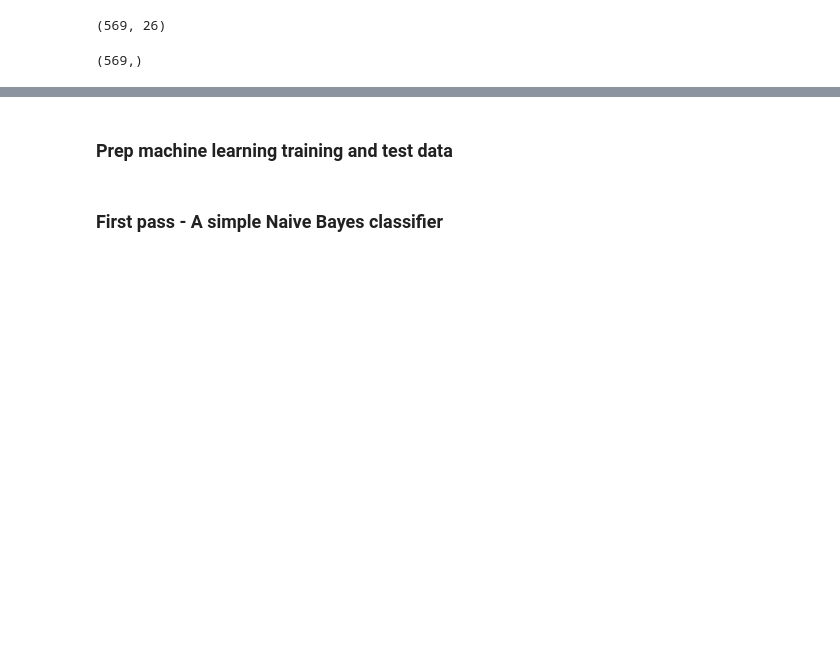
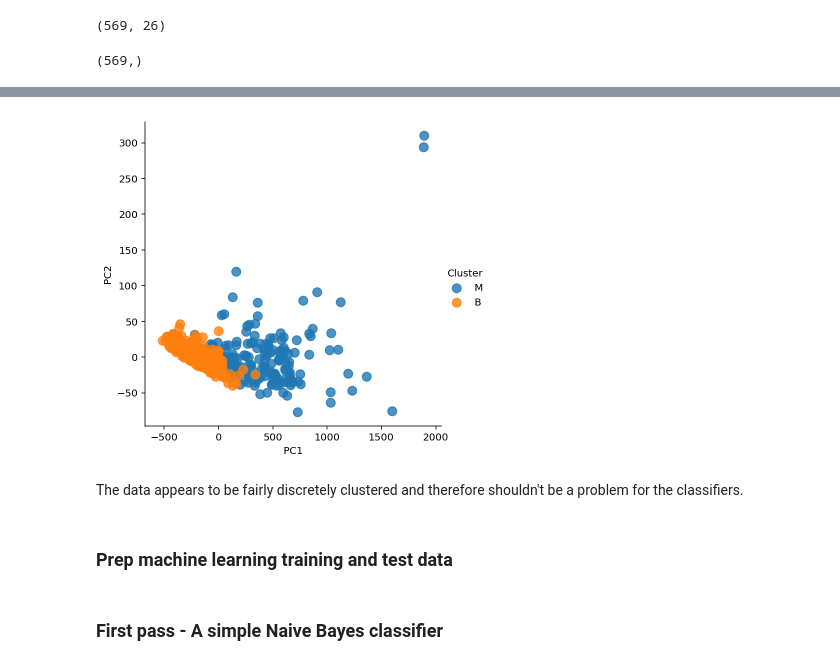
Before and after one commit to scheckley/kaggle-wisconsin-ml, a Jupyter notebook: notebooks/scratch.ipynb, the cells around one changed output, grey strips where cells are left out. Cells and saved outputs as stored; diff of their text form; code cells hidden in the pictures; blank space fills up the shorter version.

```diff
--- a/notebooks/scratch.ipynb
+++ b/notebooks/scratch.ipynb
@@ -70,3 +117,14 @@ y_data.shape
+# %%
+sns.lmplot( x="PC1", y="PC2",
+  data=pc_df,
+  fit_reg=False,
+  hue='Cluster', # color by cluster
+  legend=True,
+  scatter_kws={"s": 80}); # specify the point size
+# %% [output]
+[figure, added]
+# %% [markdown]
+The data appears to be fairly discretely clustered and therefore shouldn't be a problem for the classifiers.
 # %% [markdown]
 ### Prep machine learning training and test data
 # %%
```
Also changed, not shown: parts of 9 cells of this notebook.
